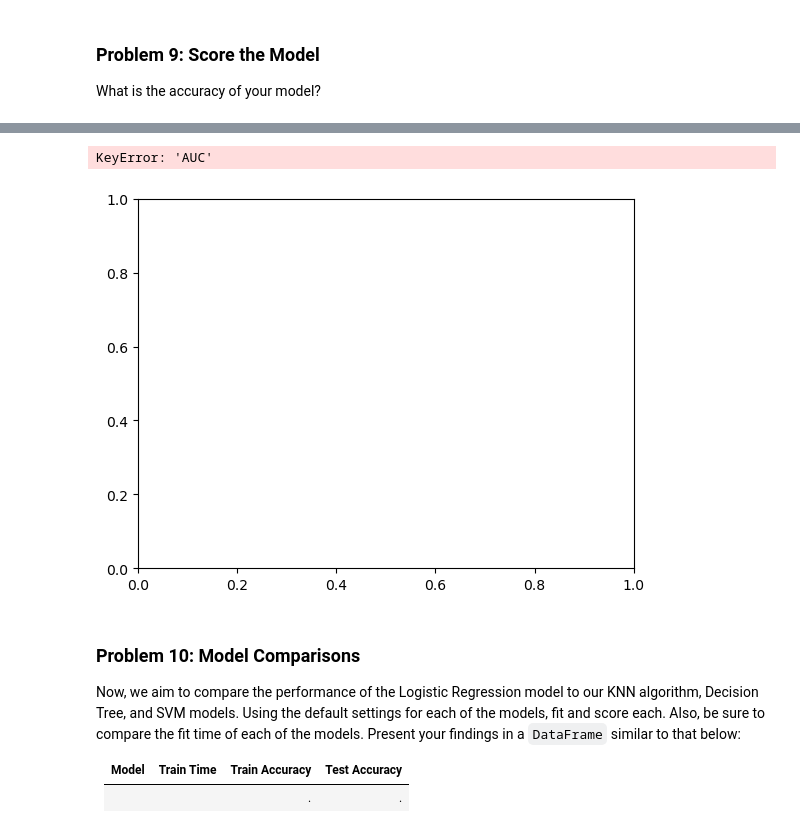
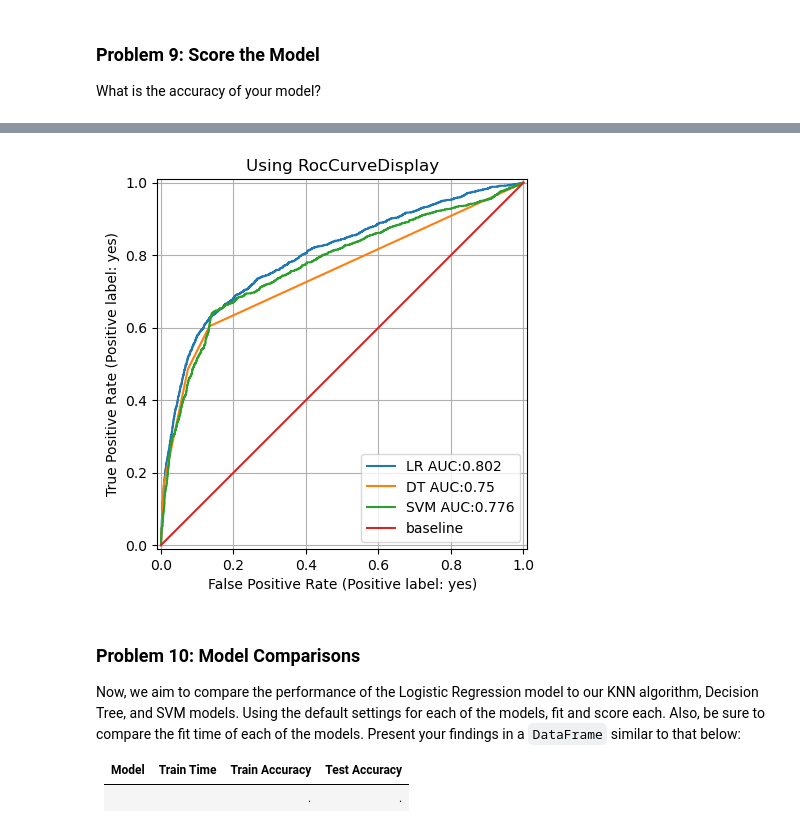
Before and after one commit to mgk2014/PCMLAI-bankcampaign, a Jupyter notebook: prompt_III.ipynb, the cells around one changed output, grey strips where cells are left out. Drawn from its saved outputs; the diff is of its cells as text; code cells hidden in the pictures.

Commit message:
added under sampling

```diff
--- a/prompt_III.ipynb
+++ b/prompt_III.ipynb
@@ -563,17 +713,21 @@ Use Logistic Regression to build a basic model on your data.
 # %%
-params = {'lr__solver': ['liblinear', 'lbfgs'],
-                   'lr__C': [0.0001, 0.001, 0.01, 0.1, 1]
-                   }
+params = {'lr__solver': ['lbfgs', 'liblinear'],
+                   'lr__C': [0.0001, 0.0001, 0.001, 1.0]}
 
-max_iterations = 1000
+max_iterations = 10000
 # %%
 # Logistic Regression model
 
-lr_pipe = Pipeline([('scaler', StandardScaler()),('lr', LogisticRegression(max_iter=max_iterations))])
-lr_grid = GridSearchCV(lr_pipe, params, cv=5, scoring='roc_auc', n_jobs=10, verbose=1)
+lr_pipe = Pipeline([('scaler', StandardScaler()),('lr', LogisticRegression(fit_intercept=False,
+                                                                           random_state=42,
+                                                                           max_iter=max_iterations))])
+
+#lr_grid = GridSearchCV(lr_pipe, params, cv=5, scoring='roc_auc', n_jobs=10, verbose=1)
+lr_grid = GridSearchCV(lr_pipe, params, cv=5, n_jobs=10, verbose=1)
+
 
 # fit and evaluate the model
-dict = fit_predict_displaycm(lr_grid, 'lr', X_train_balanced, y_train_balanced, X_test, y_test)
+dict = fit_predict_evaluate(lr_grid, 'lr', X_train_undersampled, y_train_undersampled, X_test, y_test)
 
 models_evaluated = pd.concat([models_evaluated, pd.DataFrame([dict])], ignore_index=True)
 models_evaluated
@@ -667,19 +807,21 @@ Odds of success decrease:
 # %%
 # setup a GridSearchCV for the Decision Tree model
 
-# params = {'dt__min_impurity_decrease': [0.001, 0.01, 0.1],
-#          'dt__max_depth': [6,8,10],
-#          'dt__min_samples_split': [0.1, 0.05]}
+params = {'dt__min_impurity_decrease': [0.001, 0.01, 0.1],
+         'dt__max_depth': [6,8,10],
+         'dt__min_samples_split': [0.1, 0.05]}
 
-params = {'dt__max_depth': [2,4,6,8,10]}
+#params = {'dt__max_depth': [2,4,6,8,10]}
 
 # transformer = make_column_transformer(
 #     (OneHotEncoder(drop='if_binary'), [col for col in categorical_columns if col != 'education']),
 #     (OrdinalEncoder(categories=[['illiterate', 'basic.4y', 'basic.6y', 'basic.9y', 'high.school', 'professional.course', 'university.degree', 'unknown']]), ['education'])
 # )
 
-dt_pipe = Pipeline([('scaler', StandardScaler()), ('dt', DecisionTreeClassifier(random_state = 42))])
-dt_grid = GridSearchCV(estimator=dt_pipe, param_grid=params, scoring='roc_auc', n_jobs=10, verbose=3)
+dt_pipe = Pipeline([('dt', DecisionTreeClassifier(random_state = 42))])
+#dt_grid = GridSearchCV(estimator=dt_pipe, param_grid=params, scoring='roc_auc', n_jobs=10, verbose=3)
+
+dt_grid = GridSearchCV(estimator=dt_pipe, param_grid=params, n_jobs=10, verbose=2)
 
 dt_grid
 # %% [output]
@@ -798,8 +973,7 @@ plt.show()
 # params = {'svm__kernel': ['rbf', 'poly', 'linear'],
 #          'svm__gamma': [0.1, 1.0],}
 
-params = {'svm__kernel': ['linear' ],
-         'svm__gamma': [0.1, 1.0],}
+params = {'svm__kernel': ['linear', 'sigmoid', 'rbf', 'poly'],}
 
 svm_pipe = Pipeline([('scaler', StandardScaler()), ('svm', SVC(random_state = 42, probability=True))])
 
@@ -862,24 +1029,23 @@ models_evaluated
 # %%
 # create ROC curve for all the models
 
 fig, ax = plt.subplots()
 
-lr_label = 'Logistic Regression AUC:' + str(models_evaluated[models_evaluated['model'] == 'lr']['AUC'].values[0])
-knn_label = 'KNN AUC:' + str(models_evaluated[models_evaluated['model'] == 'knn']['AUC'].values[0])
+lr_label = 'LR AUC:' + str(models_evaluated[models_evaluated['model'] == 'lr']['AUC'].values[0])
+#knn_label = 'KNN AUC:' + str(models_evaluated[models_evaluated['model'] == 'knn']['AUC'].values[0])
 dt_label = 'DT AUC:' + str(models_evaluated[models_evaluated['model'] == 'dt']['AUC'].values[0])
 svm_label = 'SVM AUC:' + str(models_evaluated[models_evaluated['model'] == 'svm']['AUC'].values[0])
 
-RocCurveDisplay.from_estimator(knn_grid, X_test, y_test, pos_label = 'yes', ax = ax, label = knn_label)
+#RocCurveDisplay.from_estimator(knn_grid, X_test, y_test, pos_label = 'yes', ax = ax, label = knn_label)
 RocCurveDisplay.from_estimator(lr_grid, X_test, y_test, pos_label = 'yes', ax = ax, label = lr_label)
 RocCurveDisplay.from_estimator(dt_grid, X_test, y_test, pos_label = 'yes', ax = ax, label =  dt_label    )
 RocCurveDisplay.from_estimator(svm_grid, X_test, y_test, pos_label = 'yes', ax = ax, label = svm_label)
 plt.grid()
 plt.plot(np.arange(0, 1.1, .1), np.arange(0, 1.1, .1), label = 'baseline');
 plt.title('Using RocCurveDisplay')
 plt.legend();
 # %% [output]
-KeyError: 'AUC'
-[figure, old version]
+[figure, new version]
 # %% [markdown]
 ### Problem 10: Model Comparisons
 
```
Also changed, not shown: parts of 70 cells of this notebook.
